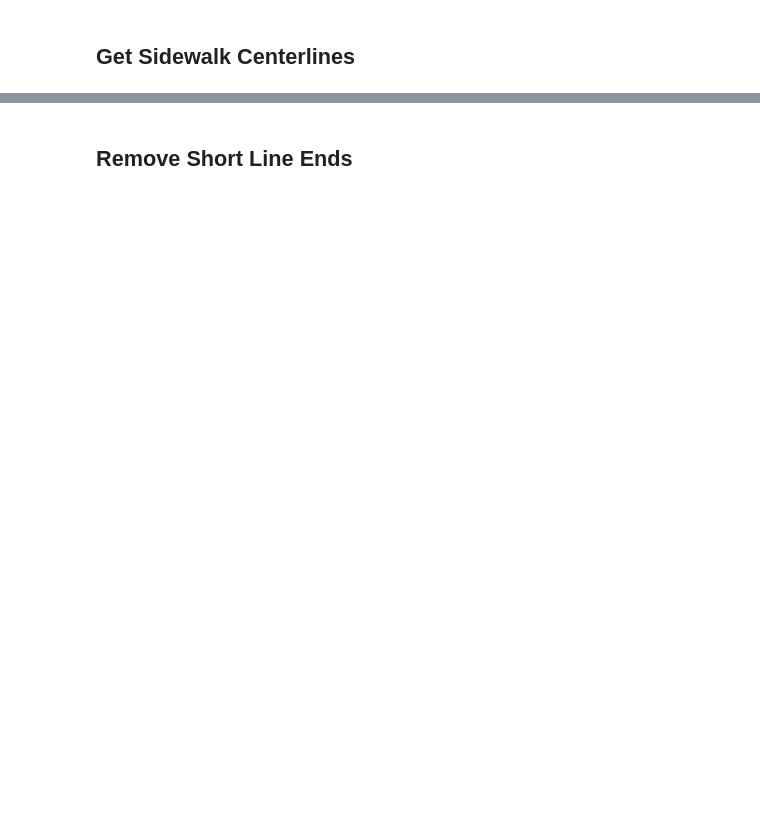
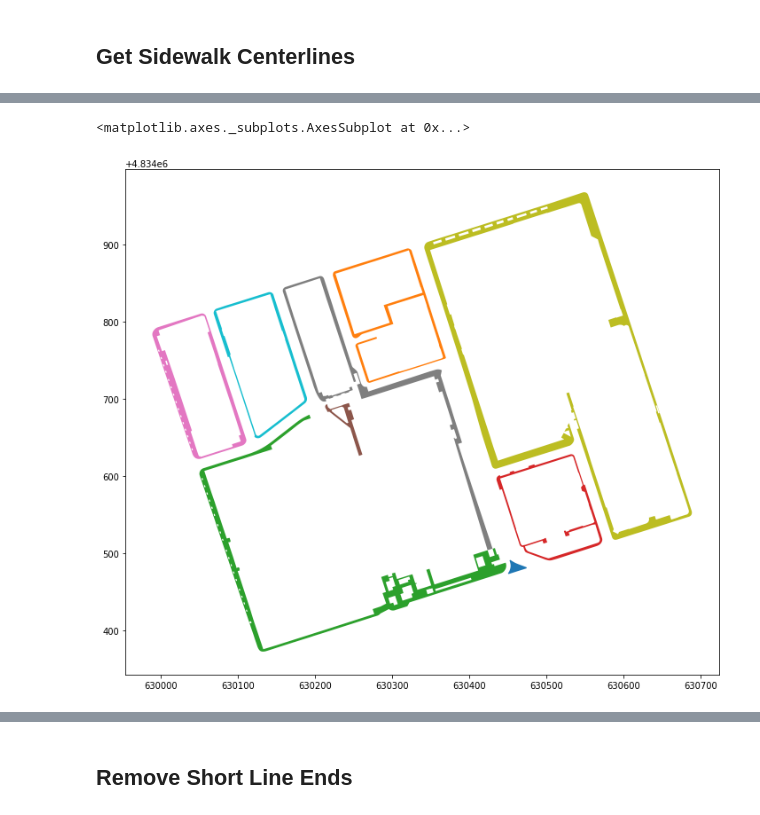
Before and after one commit to dalekunce/sidewalkwidths-portland, a Jupyter notebook: notebooks/sidewalks.ipynb, the cells around one changed output, grey strips where cells are left out. Drawn from its saved outputs; the diff is of its cells as text; code cells hidden in the pictures; blank space fills up the shorter version.

```diff
--- a/notebooks/sidewalks.ipynb
+++ b/notebooks/sidewalks.ipynb
@@ -31,4 +32,7 @@ df_dissolved = gpd.GeoDataFrame(geometry=gpd.GeoSeries([geom for geom in df.unar
 # %%
 df_exploded = gpd.GeoDataFrame(df_dissolved.geometry.explode())
 # %%
-# df_exploded.plot(figsize=(12, 12), cmap='tab10')
+df_exploded.plot(figsize=(12, 12), cmap='tab10')
+# %% [output]
+<matplotlib.axes._subplots.AxesSubplot at 0x...>
+[figure, added]
```
Also changed, not shown: parts of 18 cells of this notebook, 10 other files.
